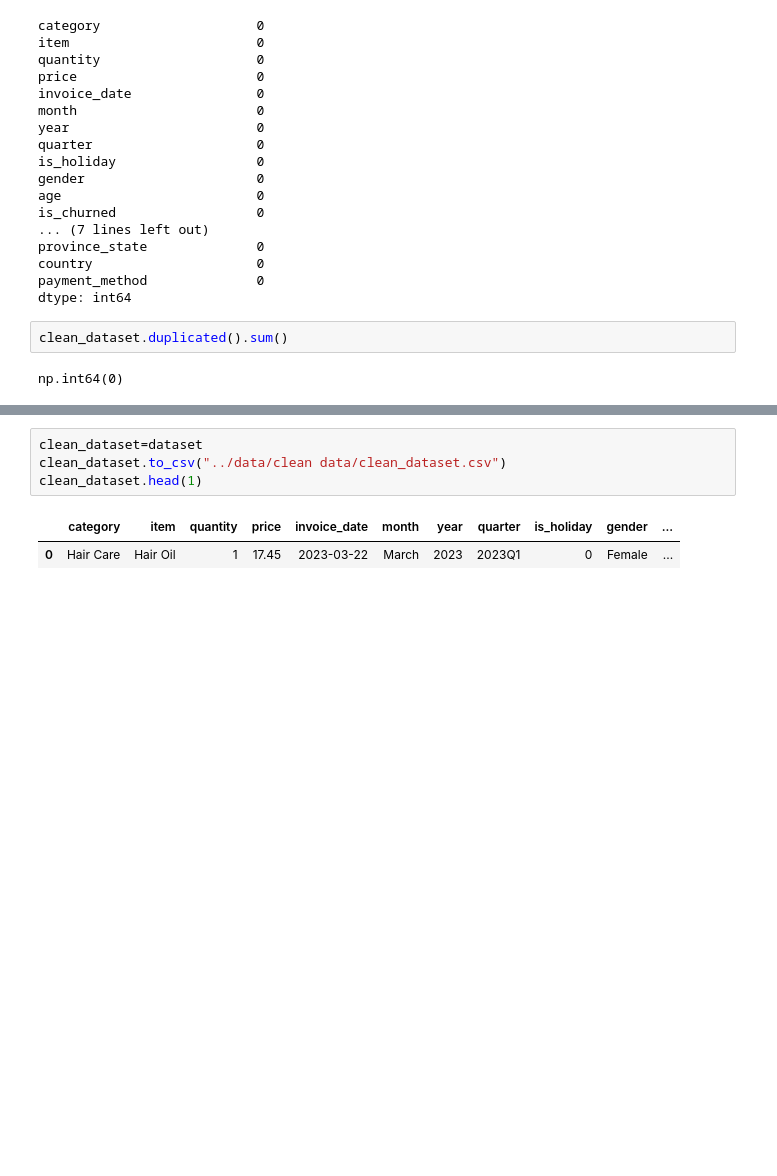
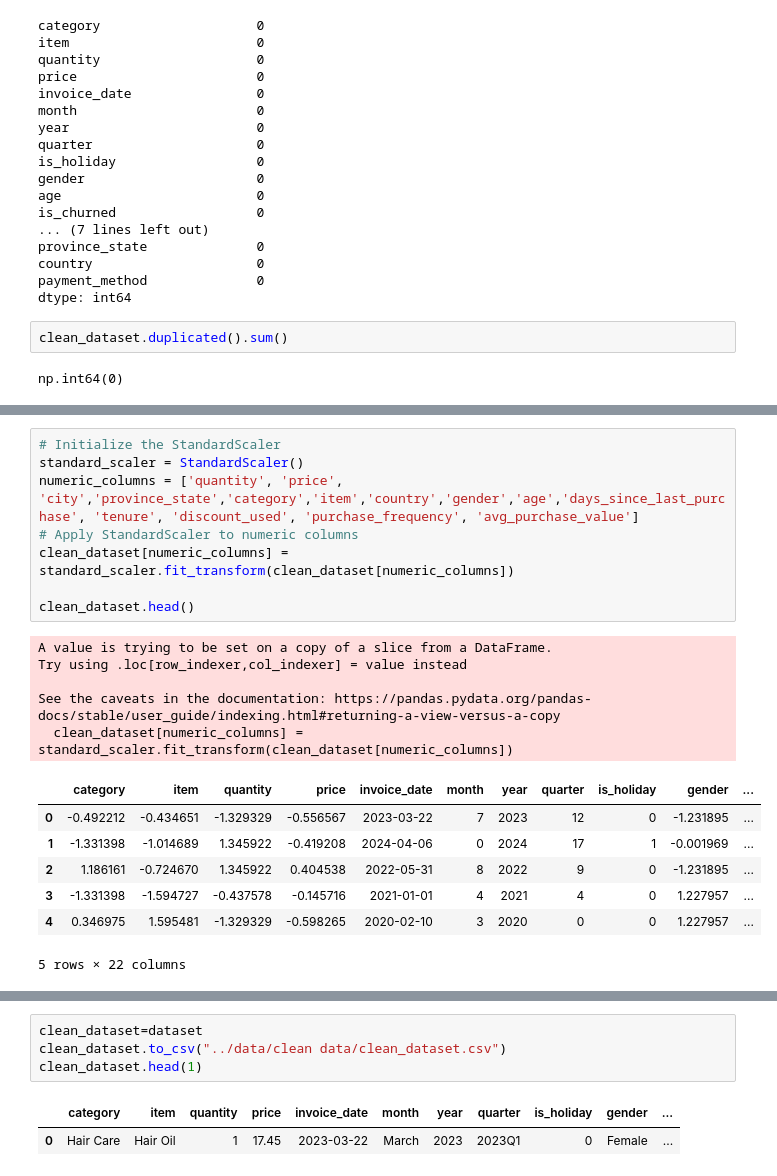
Before and after one commit to SobiaNoorAI/E-Commerce-Customer-Churn-Prediction, a Jupyter notebook: notebooks/Fact_Customer_Table.ipynb, the cells around one changed output, grey strips where cells are left out. Saved outputs shown, nothing was run; the diff lists cells and outputs as text; blank space fills up the shorter version.

```diff
--- a/notebooks/Fact_Customer_Table.ipynb
+++ b/notebooks/Fact_Customer_Table.ipynb
@@ -261,0 +426,21 @@ np.int64(0)
+# %%
+# Initialize the StandardScaler
+standard_scaler = StandardScaler()
+numeric_columns = ['quantity', 'price', 'city','province_state','category','item','country','gender','age','days_since_last_purchase', 'tenure', 'discount_used', 'purchase_frequency', 'avg_purchase_value']
+# Apply StandardScaler to numeric columns
+clean_dataset[numeric_columns] = standard_scaler.fit_transform(clean_dataset[numeric_columns])
+
+clean_dataset.head()
+# %% [output]
+A value is trying to be set on a copy of a slice from a DataFrame.
+Try using .loc[row_indexer,col_indexer] = value instead
+
+See the caveats in the documentation: https://pandas.pydata.org/pandas-docs/stable/user_guide/indexing.html#returning-a-view-versus-a-copy
+  clean_dataset[numeric_columns] = standard_scaler.fit_transform(clean_dataset[numeric_columns])
+|  | category | item | quantity | price | invoice_date | month | year | quarter | is_holiday | gender | ... |
+| 0 | -0.492212 | -0.434651 | -1.329329 | -0.556567 | 2023-03-22 | 7 | 2023 | 12 | 0 | -1.231895 | ... |
+| 1 | -1.331398 | -1.014689 | 1.345922 | -0.419208 | 2024-04-06 | 0 | 2024 | 17 | 1 | -0.001969 | ... |
+| 2 | 1.186161 | -0.724670 | 1.345922 | 0.404538 | 2022-05-31 | 8 | 2022 | 9 | 0 | -1.231895 | ... |
+| 3 | -1.331398 | -1.594727 | -0.437578 | -0.145716 | 2021-01-01 | 4 | 2021 | 4 | 0 | 1.227957 | ... |
+| 4 | 0.346975 | 1.595481 | -1.329329 | -0.598265 | 2020-02-10 | 3 | 2020 | 0 | 0 | 1.227957 | ... |
+5 rows × 22 columns
```
Also changed, not shown: parts of 33 cells of this notebook.
